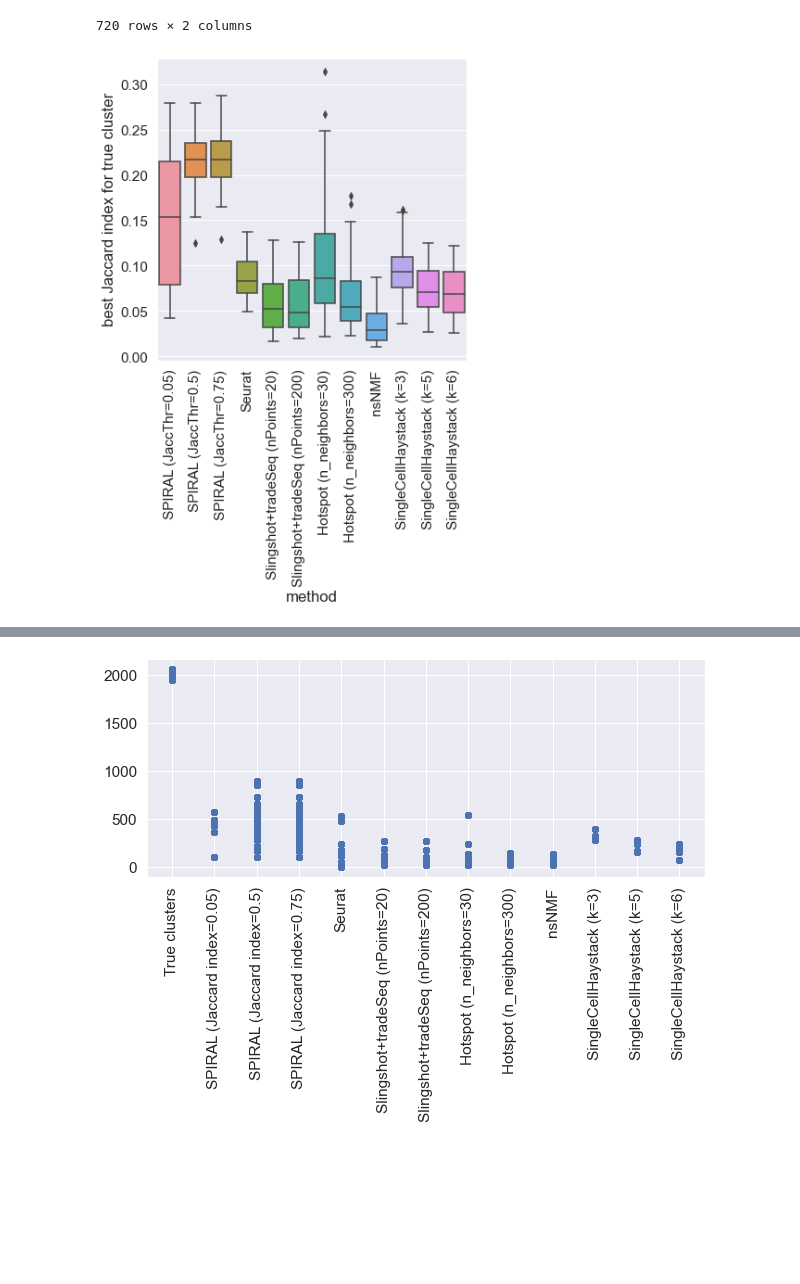
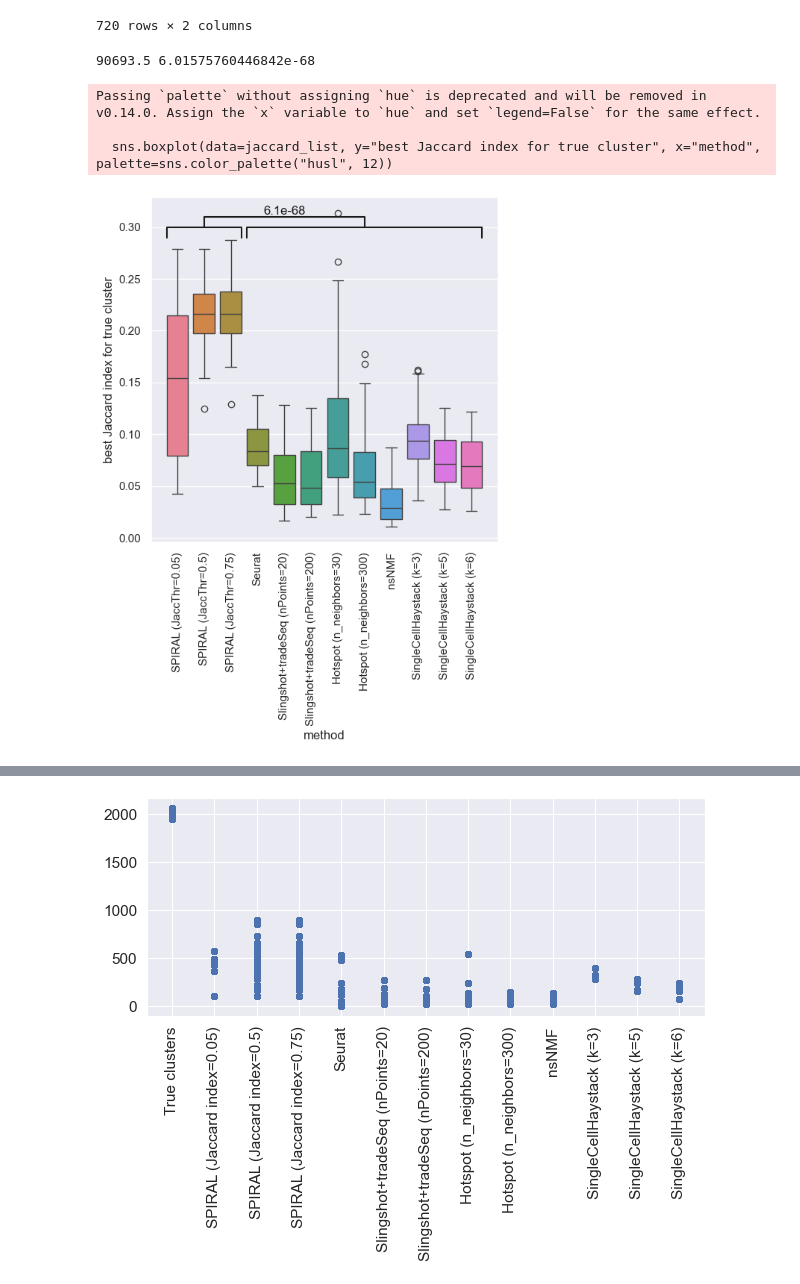
Before and after one commit to hadasbi/SPIRAL_for_paper_, a Jupyter notebook: 001b_compare_all_methods_to_ground_truth_of_Splatter_dataset.ipynb, the cells around one changed output, grey strips where cells are left out. Saved outputs shown, nothing was run; the diff lists cells and outputs as text; code cells hidden in the pictures; blank space fills up the shorter version.

```diff
--- a/001b_compare_all_methods_to_ground_truth_of_Splatter_dataset.ipynb
+++ b/001b_compare_all_methods_to_ground_truth_of_Splatter_dataset.ipynb
@@ -66,5 +83,5 @@ plt.savefig('./comparison_of_all_methods_to_ground_truth_of_Splatter_dataset/FRI
 # %%
-jaccard_list = pd.read_csv("D:\\OneDrive - Technion\\SPIRAL_for_paper\\comparison_of_all_methods_to_ground_truth_of_Splatter_dataset\\jaccard_list.csv",
+jaccard_list = pd.read_csv("./comparison_of_all_methods_to_ground_truth_of_Splatter_dataset/jaccard_list.csv",
                        index_col=0)
 jaccard_list
 # %% [output]
@@ -99,15 +116,32 @@ jaccard_list
 | 718 | SingleCellHaystack (k=6) | 0.068393 |
 | 719 | SingleCellHaystack (k=6) | 0.104988 |
 720 rows × 2 columns
+# %%
+spiral_inds = [i for i in jaccard_list.index if "SPIRAL" in jaccard_list.loc[i, "method"]]
+other_inds = [i for i in jaccard_list.index if "SPIRAL" not in jaccard_list.loc[i, "method"]]
+stat, pval = mannwhitneyu(jaccard_list.loc[spiral_inds, "best Jaccard index for true cluster"],
+                          jaccard_list.loc[other_inds, "best Jaccard index for true cluster"], alternative="two-sided")
+print(stat, pval)
+# %% [output]
+90693.5 6.01575760446842e-68
 # %%
 plt.figure(figsize=(6, 6))
-sns.boxplot(data=jaccard_list, y="best Jaccard index for true cluster", x="method")
+sns.boxplot(data=jaccard_list, y="best Jaccard index for true cluster", x="method", palette=sns.color_palette("husl", 12))
 plt.xticks(rotation=90)
+
+plt.plot([-0.4, -0.4, 2.4, 2.4], [0.29, 0.3, 0.3, 0.29], lw=1.5, c='k')
+plt.plot([2.6, 2.6, 11.4, 11.4], [0.29, 0.3, 0.3, 0.29], lw=1.5, c='k')
+plt.plot([1, 1, 7, 7], [0.3, 0.31, 0.31, 0.3], lw=1.5, c='k')
+plt.text(4, 0.31, "6.1e-68", ha='center', va='bottom', color='k')
+
 #plt.show()
-plt.savefig('./comparison_of_all_methods_to_ground_truth_of_Splatter_dataset/bestJacInd.jpg', bbox_inches = "tight")
+#plt.savefig('./comparison_of_all_methods_to_ground_truth_of_Splatter_dataset/bestJacInd.jpg', bbox_inches = "tight")
 plt.savefig('./comparison_of_all_methods_to_ground_truth_of_Splatter_dataset/bestJacInd.eps', bbox_inches = "tight", format='eps')
 # %% [output]
+Passing `palette` without assigning `hue` is deprecated and will be removed in v0.14.0. Assign the `x` variable to `hue` and set `legend=False` for the same effect.
+
+  sns.boxplot(data=jaccard_list, y="best Jaccard index for true cluster", x="method", palette=sns.color_palette("husl", 12))
-[figure, old version]
+[figure, new version]
 # %%
 method_sizes = pd.read_csv("D:\\OneDrive - Technion\\SPIRAL_for_paper\\comparison_of_all_methods_to_ground_truth_of_Splatter_dataset\\method_sizes.csv",
                        index_col=0)
```
Also changed, not shown: parts of 4 cells of this notebook, 4 other files.
